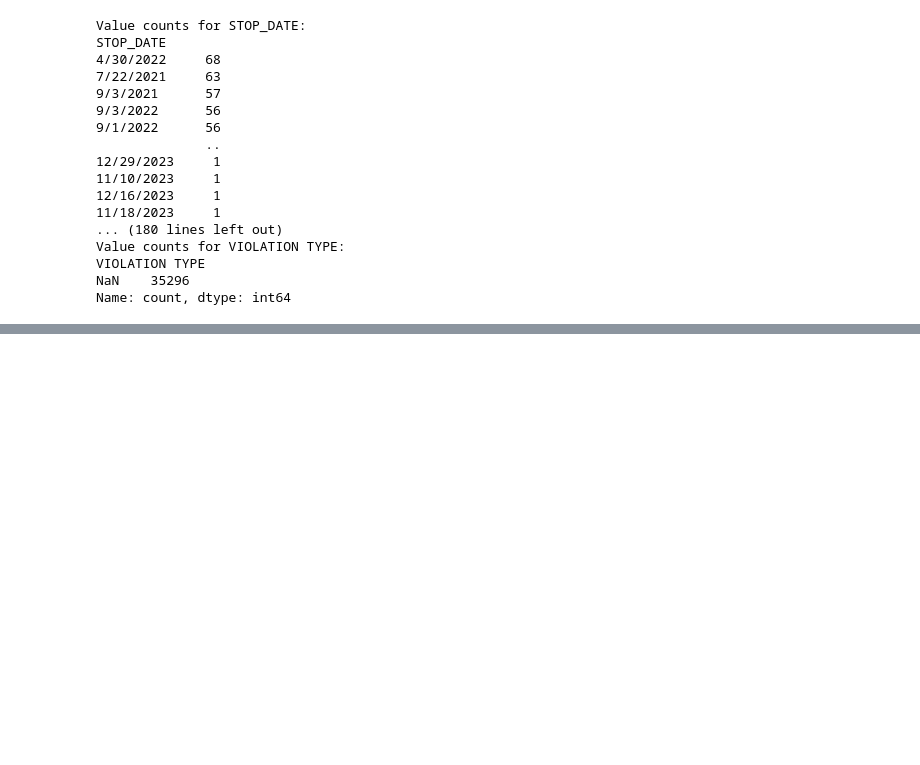
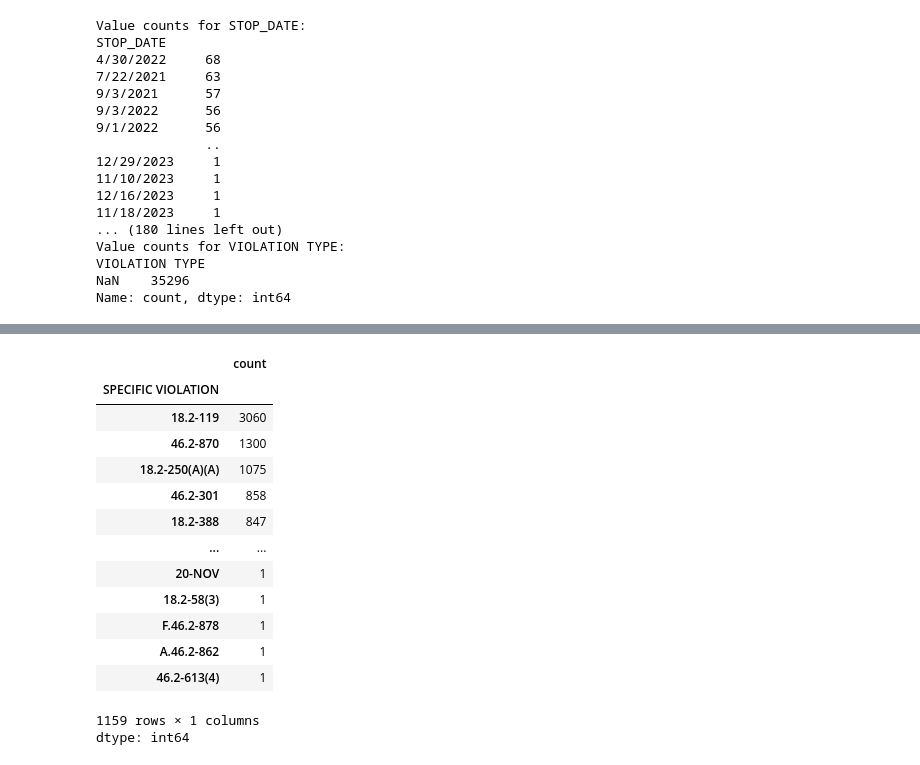
Before and after one commit to sophieganapolsky/ML4VA, a Jupyter notebook: ML4VA.ipynb, the cells around one changed output, grey strips where cells are left out. Cells and saved outputs as stored; diff of their text form; code cells hidden in the pictures; blank space fills up the shorter version.

```diff
--- a/ML4VA.ipynb
+++ b/ML4VA.ipynb
@@ -117,0 +155,22 @@ Name: count, dtype: int64
+# %%
+terry_stops["SPECIFIC VIOLATION"].value_counts()
+# All of this is from https://law.lis.virginia.gov/vacode/
+# Most common is "Trespass after having been forbidden to do so; penalties"
+# Second most common is "Maximum speed limits generally"
+# Thirs most common is "Possession of controlled substances unlawful" --> I think this might be the best to look into
+# %% [output]
+|  | count |
+| SPECIFIC VIOLATION |  |
+| 18.2-119 | 3060 |
+| 46.2-870 | 1300 |
+| 18.2-250(A)(A) | 1075 |
+| 46.2-301 | 858 |
+| 18.2-388 | 847 |
+| ... | ... |
+| 20-NOV | 1 |
+| 18.2-58(3) | 1 |
+| F.46.2-878 | 1 |
+| A.46.2-862 | 1 |
+| 46.2-613(4) | 1 |
+1159 rows × 1 columns
+dtype: int64
```
Also changed, not shown: parts of 5 cells of this notebook.
